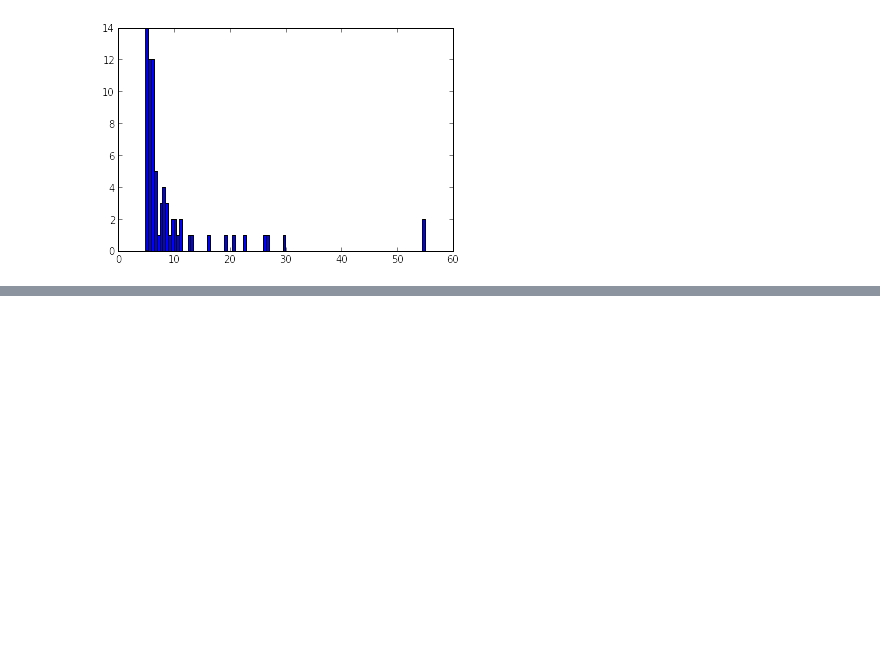
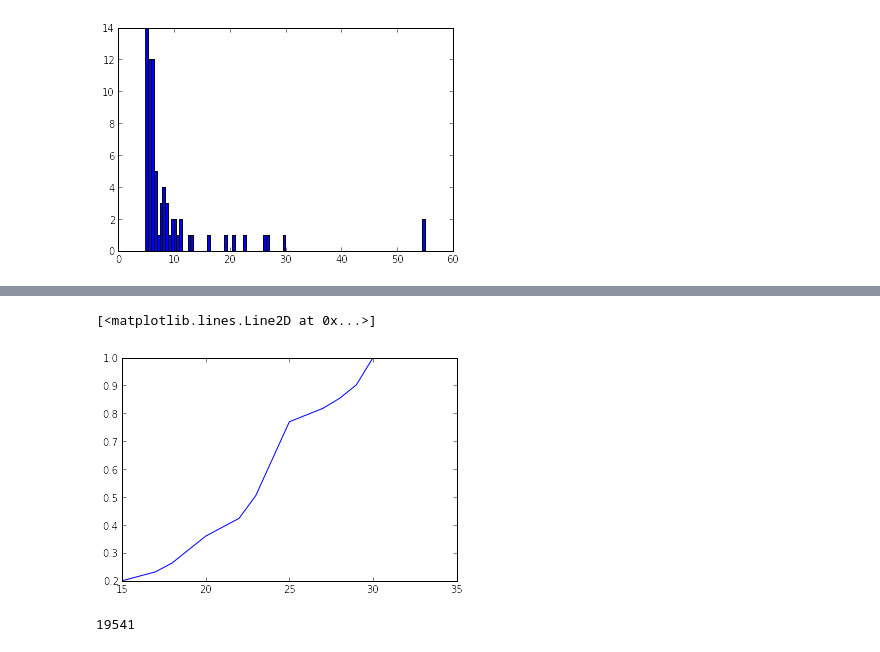
Before and after one commit to jbpoline/cnv_analysis, a Jupyter notebook: CNV_guillaume_huguet.ipynb, the cells around one changed output, grey strips where cells are left out. Cells and saved outputs as stored; diff of their text form; code cells hidden in the pictures; blank space fills up the shorter version.

```diff
--- a/CNV_guillaume_huguet.ipynb
+++ b/CNV_guillaume_huguet.ipynb
@@ -169,0 +325,39 @@ h = plt.hist(danger_scores[danger_scores > sst.scoreatpercentile(danger_scores,
+# %%
+kcnv = p_cvn.keys()
+
+# create a dict that has the affine function
+pf_cvn = OrderedDict({})
+
+for idx,k in enumerate(kcnv[:-1]):
+    k1 = kcnv[idx+1]
+    pf_cvn[k] = aff(k, k1, p_cvn[k], p_cvn[k1], k, p_cvn[k])
+
+def score2prob(sc, pf_cvn):
+    """
+    returns the proba that cnv with score sc is a cnv;
+    input
+    -----
+    sc: float
+        the score, > 15
+    pf_cvn: ordered dict
+
+    returns
+    -------
+    float
+    """
+    #
+    assert sc >= 15.
+
+    kcnv = pf_cvn.keys()
+    if sc >= kcnv[-1]:
+        return 1.0
+
+    idx = 0
+    while sc > kcnv[idx+1]: idx += 1
+
+    faff = pf_cvn[kcnv[idx]]
+
+    return faff(sc)
+
+
+# f15 = aff(15, 17.5, p_cvn[15], p_cvn[17.5], (15+17.5)/2, p_cvn[15])
@@ -169,0 +379,8 @@ h = plt.hist(danger_scores[danger_scores > sst.scoreatpercentile(danger_scores,
+# %%
+x_scores = np.arange(15, 35, 1)
+y = [score2prob(x, pf_cvn) for x in x_scores]
+# %%
+plt.plot(x_scores, y)
+# %% [output]
+[<matplotlib.lines.Line2D at 0x...>]
+[figure, added]
@@ -169,0 +389,4 @@ h = plt.hist(danger_scores[danger_scores > sst.scoreatpercentile(danger_scores,
+# %%
+len(p_scores)
+# %% [output]
+19541
```
Also changed, not shown: parts of 23 cells of this notebook.
